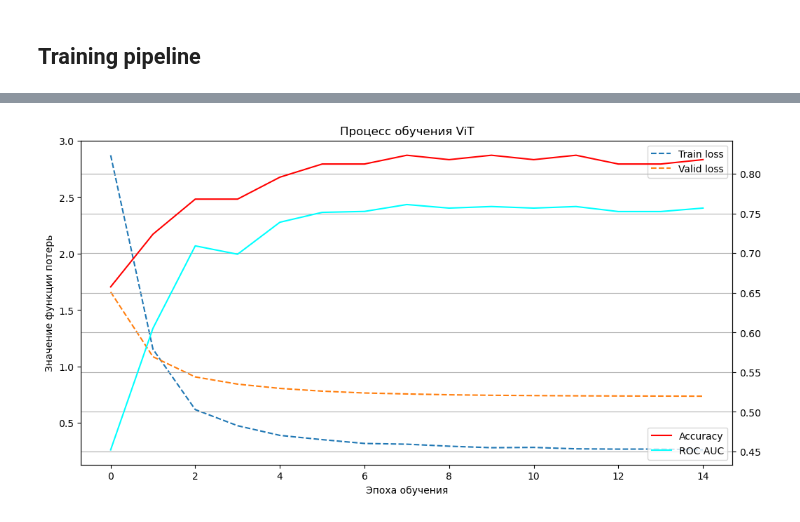
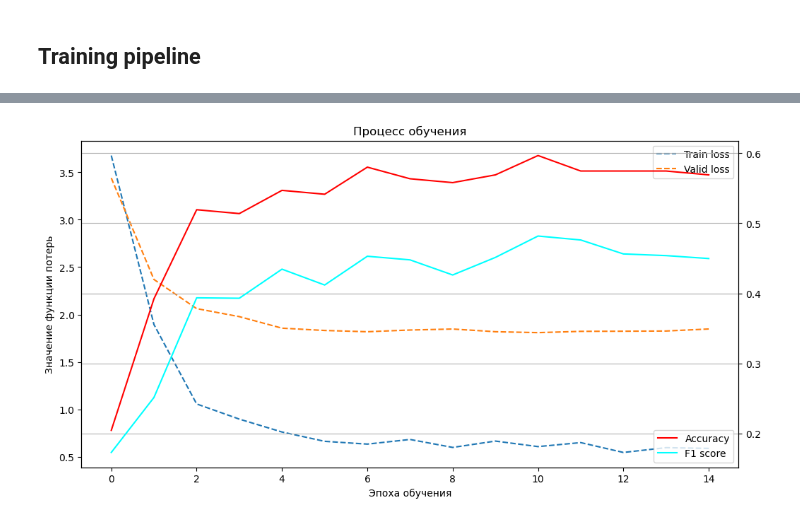
Before and after one commit to matweykai/birds_cli_classifier, a Jupyter notebook: notebooks/classification_pipeline.ipynb, the cells around one changed output, grey strips where cells are left out. Drawn from its saved outputs; the diff is of its cells as text; code cells hidden in the pictures.

Commit message:
Modify classification pipeline
Added model with attention approach from the paper about crop
diseases classification

```diff
--- a/notebooks/classification_pipeline.ipynb
+++ b/notebooks/classification_pipeline.ipynb
@@ -197,3 +192,5 @@ class LogitAdjustmentLoss(nn.Module):
     def forward(self, inputs, targets):
         logits = inputs + torch.log(torch.pow(self.base_probs, self.tau) + 1e-12)
         return nn.functional.cross_entropy(logits, targets)
+# %%
+base_model = models.efficientnet_b0(weights=models.EfficientNet_B0_Weights.DEFAULT)
@@ -317,19 +354,19 @@ Wall time: 3min 22s
 # %%
 fig, ax = plt.subplots(1, 1, figsize=(12, 6))
 
-ax.set_title('Процесс обучения ViT')
+ax.set_title('Процесс обучения')
 ax.set_xlabel('Эпоха обучения')
 ax.set_ylabel('Значение функции потерь')
 
 ax.plot(train_loss_history, '--', label='Train loss')
 ax.plot(val_loss_history, '--', label='Valid loss')
 ax.legend()
 
 sec_ax = ax.twinx()
 sec_ax.plot(val_acc_history, label='Accuracy', color='red')
-sec_ax.plot(val_metric_history, label='ROC AUC', color='cyan')
+sec_ax.plot(val_metric_history, label='F1 score', color='cyan')
 
 sec_ax.legend(loc='lower right')
 sec_ax.grid()
 # %% [output]
-[figure, old version]
+[figure, new version]
```
Also changed, not shown: parts of 5 cells of this notebook.
